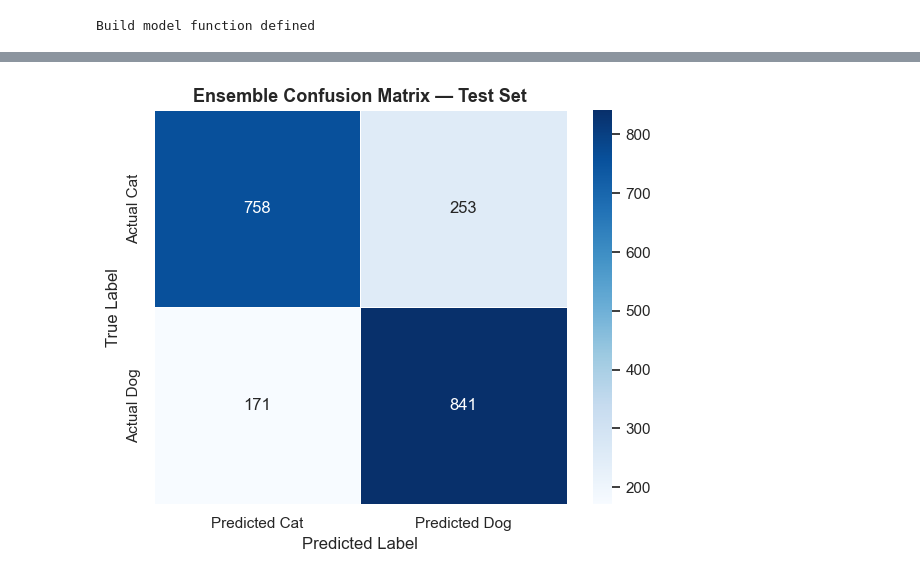
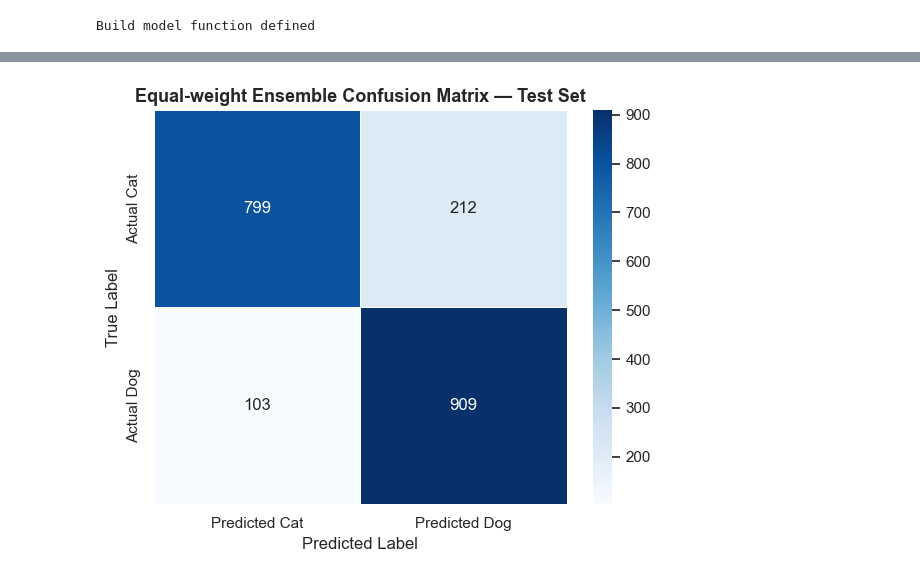
Before and after one commit to sebastianmachkovich/CNN-Image-Recognition, a Jupyter notebook: CNN_TF copy.ipynb, the cells around one changed output, grey strips where cells are left out. Drawn from its saved outputs; the diff is of its cells as text; code cells hidden in the pictures.

Commit message:
Updated ensemble notebook

```diff
--- a/CNN_TF copy.ipynb
+++ b/CNN_TF copy.ipynb
@@ -377,8 +377,8 @@ import os
 from math import ceil
 
 # Ensemble hyperparameters
-n_estimators = 5
-ensemble_epochs = 10
+n_estimators = 8
+ensemble_epochs = 15
 ensemble_batch = BATCH
 output_dir = 'ensemble_models'
 os.makedirs(output_dir, exist_ok=True)
@@ -521,6 +559,7 @@ Epoch 7/10
 # Ensemble evaluation: average predicted probabilities from saved estimators
 from sklearn.metrics import accuracy_score, classification_report, confusion_matrix
 import numpy as np
+import json, os
 
 preds = []
 for p in saved_model_paths:
@@ -533,8 +572,8 @@ avg_pred = np.mean(preds, axis=0)
 y_pred = (avg_pred >= 0.5).astype(int)
 y_true = test_gen.classes
 
-print('Ensemble Accuracy:', accuracy_score(y_true, y_pred))
-print('Classification Report:')
+print('Equal-weight Ensemble Accuracy:', accuracy_score(y_true, y_pred))
+print('Classification Report (Equal-weight):')
 print(classification_report(y_true, y_pred, target_names=['Cat (0)', 'Dog (1)']))
 
 cm = confusion_matrix(y_true, y_pred)
@@ -544,11 +583,84 @@ sns.heatmap(
     xticklabels=['Predicted Cat', 'Predicted Dog'],
     yticklabels=['Actual Cat', 'Actual Dog'], ax=ax, linewidths=0.5
 )
-ax.set_title('Ensemble Confusion Matrix — Test Set', fontsize=13, fontweight='bold')
+ax.set_title('Equal-weight Ensemble Confusion Matrix — Test Set', fontsize=13, fontweight='bold')
 ax.set_ylabel('True Label')
 ax.set_xlabel('Predicted Label')
 plt.tight_layout()
 plt.show()
+
+# Weighted ensemble: try to load saved weights (from ensemble_weights_summary.json) or fall back to proportional weights
+weights_file = os.path.join(output_dir, 'ensemble_weights_summary.json') if 'output_dir' in globals() else 'ensemble_weights_summary.json'
+if os.path.exists(weights_file):
+    w_summary = json.load(open(weights_file))
+    weights = w_summary.get('best_val_weights', None)
+    if weights is not None:
+        weights = np.array(weights)
+else:
+    weights = None
+
+if weights is None:
+    # fallback: weight proportional to per-model accuracy
+    per_acc = [accuracy_score(y_true, (p >= 0.5).astype(int)) for p in preds]
+,
+,
+4
+,
+,
+,
+0.5
+,
+,
+,
+,
+,
+5
+,
+,
+,
+,
+,
+,
+,
+,
+,
+,
+,
+,
+true
+,
+0.5
+,
+,
+2
+5
+,
+1
+,
+,
+,
+,
+,
+,
+,
+,
+,
+,
+,
+1
+,
+
+,
+,
+,
+,
+,
+,
+,
+,
+,
+,
+,
 # %% [output]
 WARNING:absl:Compiled the loaded model, but the compiled metrics have yet to be built. `model.compile_metrics` will be empty until you train or evaluate the model.
 WARNING:absl:Compiled the loaded model, but the compiled metrics have yet to be built. `model.compile_metrics` will be empty until you train or evaluate the model.
@@ -568 +683 @@ weighted avg       0.79      0.79      0.79      2023
-[figure, old version]
+[figure, new version]
```
Also changed, not shown: parts of 4 cells of this notebook, 7 other files.
